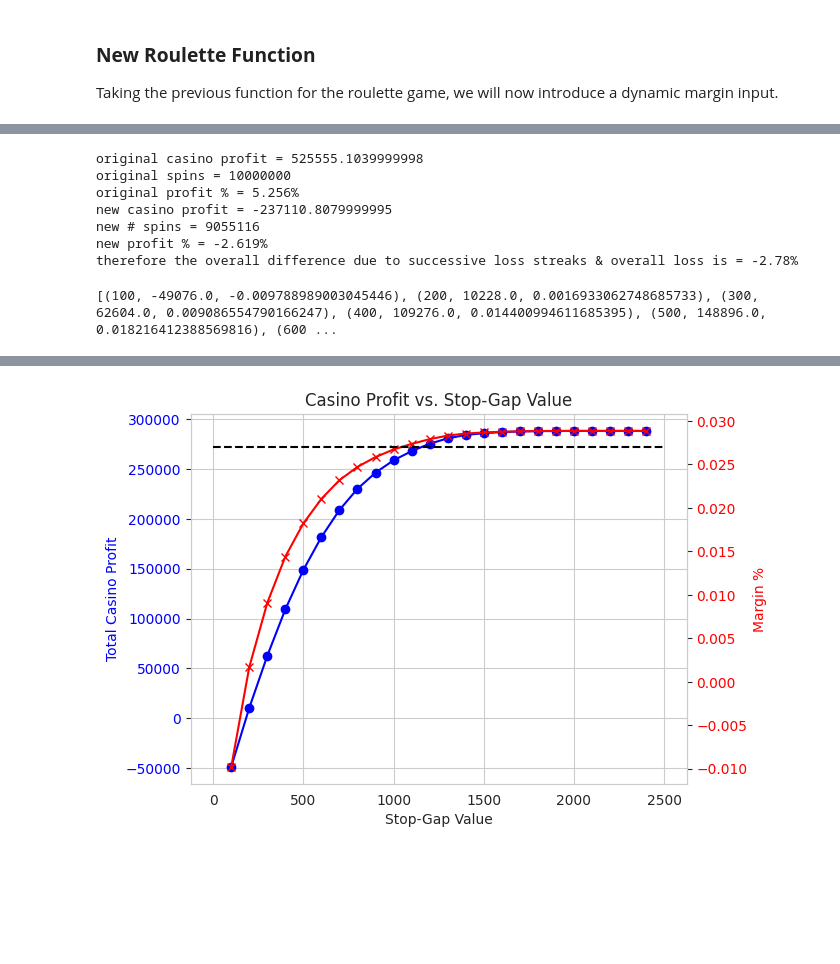
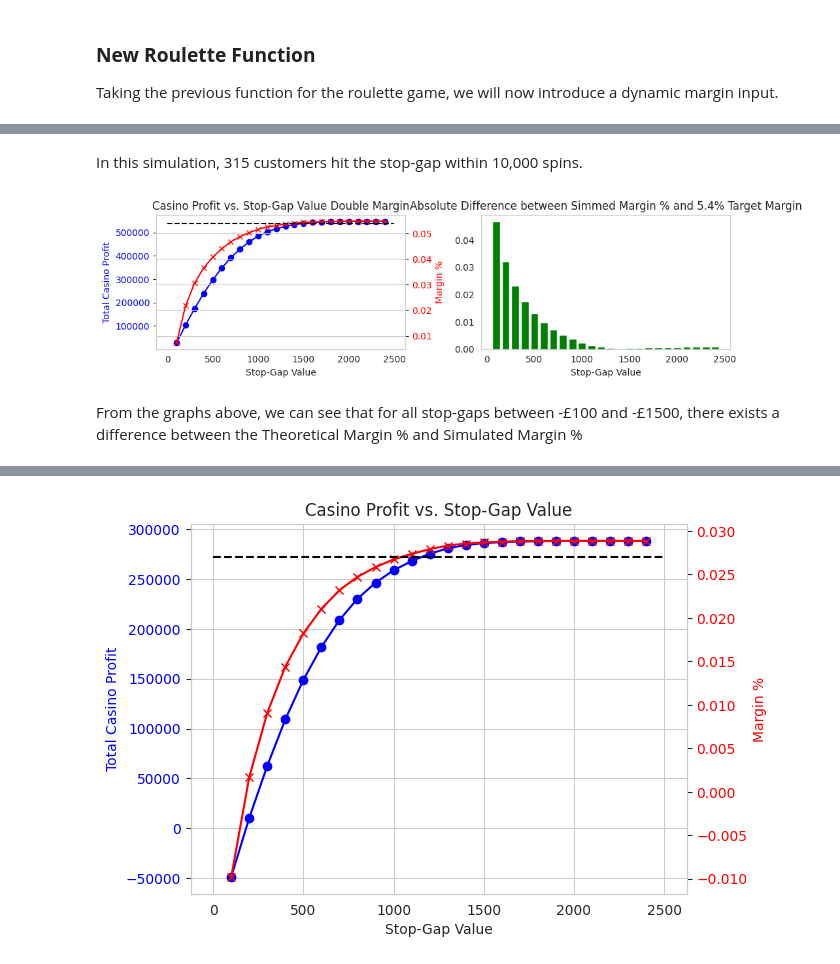
Before and after one commit to hallam-flda/gambling_market_analyses, a Jupyter notebook: Roulette_&_Customer_Budgets.ipynb, the cells around one changed output, grey strips where cells are left out. Cells and saved outputs as stored; diff of their text form; code cells hidden in the pictures; blank space fills up the shorter version.

```diff
--- a/Roulette_&_Customer_Budgets.ipynb
+++ b/Roulette_&_Customer_Budgets.ipynb
@@ -422 +429,5 @@ after running the casino function, the casino balances amount to:£525555.103999
+# %%
+cbal_dbl_margin = np.load(f'{drive_path}customer_balances_double_margin.npy')
+cbh_dbl_margin = np.load(f'{drive_path}customer_balance_history_double_margin.npy')
+ccb_dbl_margin = np.load(f'{drive_path}casino_customer_balances_double_margin.npy')
 # %%
@@ -472,35 +441,10 @@ sum(x5)
-# %%
-print(f'original casino profit = {sum(ccb_dbl_margin)}')
-print(f'original spins = {10000*1000}')
-print(f'original profit % = {sum(ccb_dbl_margin)/(10000*1000):.3%}')
-print(f'new casino profit = {-sum(dbl_margin_balances)}')
-print(f'new # spins = {(~np.isnan(dbl_margin_balance_history)).sum()}')
-print(f'new profit % = {-sum(dbl_margin_balances)/((~np.isnan(dbl_margin_balance_history)).sum()):.3%}')
-print(f'therefore the overall difference due to successive loss streaks & overall loss is = {sum(dbl_margin_balances)/((~np.isnan(dbl_margin_balance_history)).sum())-0.0540:.2%}' )
-# %% [output]
-original casino profit = 525555.1039999998
-original spins = 10000000
-original profit % = 5.256%
-new casino profit = -237110.8079999995
-new # spins = 9055116
-new profit % = -2.619%
-therefore the overall difference due to successive loss streaks & overall loss is = -2.78%
+# %% [markdown]
+In this simulation, 315 customers hit the stop-gap within 10,000 spins.
 # %%
-original_casino_history = cb1_history.reshape(1000,10000)
-
-def stop_gap_sim(history_array, stop_gap = 2000):
+def stop_gap_sim(history_array, stop_gap = 1000):
   history_array = np.where(history_array < -stop_gap, np.nan, history_array)
   stop_gap_last_balances = get_last_balance(history_array)
   total_profit = -sum(stop_gap_last_balances)
   total_stakes = (~np.isnan(history_array)).sum()
   stop_gap_return = total_profit/total_stakes
   return stop_gap, total_profit, stop_gap_return
-
-results = []
-for stop_gap in range(100,2500,100):
-  result = stop_gap_sim(original_casino_history, stop_gap = stop_gap)
-  results.append(result)
-
-print(results)
-# %% [output]
-[(100, -49076.0, -0.009788989003045446), (200, 10228.0, 0.0016933062748685733), (300, 62604.0, 0.009086554790166247), (400, 109276.0, 0.014400994611685395), (500, 148896.0, 0.018216412388569816), (600 ...
@@ -506,0 +458,43 @@ print(results)
+# %%
+# Extract x and y values from the list of tuples
+x_values_dbl = [result[0] for result in results_dbl]
+y_values_dbl = [result[1] for result in results_dbl]
+y_values_2_dbl = [result[2] for result in results_dbl]
+
+# Calculate the difference for the bar chart
+bar_values = [abs(0.054-y) for y in y_values_2_dbl]
+
+# Create subplots with 2 rows and 1 column
+fig, (ax1, ax2) = plt.subplots(1, 2, figsize=(10, 3))
+
+# Plot the first plot (line plot)
+ax1.plot(x_values_dbl, y_values_dbl, marker='o', color='blue')
+ax1.set_xlabel('Stop-Gap Value')
+ax1.set_ylabel('Total Casino Profit', color='blue')
+ax1.tick_params('y', labelcolor='blue')
+
+# Create a secondary y-axis for the first plot
+ax1_twin = ax1.twinx()
+ax1_twin.plot(x_values_dbl, y_values_2_dbl, marker='x', color='red')
+ax1_twin.hlines(y=0.054, xmin=0, xmax=2500, color='black', linestyle='--')
+ax1_twin.set_ylabel('Margin %', color='red')
+ax1_twin.tick_params('y', labelcolor='red')
+
+ax1.set_title('Casino Profit vs. Stop-Gap Value Double Margin')
+ax1.grid(False)
+
+# Plot the second plot (bar chart)
+ax2.bar(range(100,2500,100), bar_values, color='green', width = 80)
+ax2.set_xlabel('Stop-Gap Value')
+ax2.set_title('Absolute Difference between Simmed Margin % and 5.4% Target Margin')
+ax2.grid(False)
+
+# Adjust spacing between subplots
+plt.tight_layout()
+
+# Display the plots
+plt.show()
+# %% [output]
+[figure, added]
+# %% [markdown]
+From the graphs above, we can see that for all stop-gaps between -£100 and -£1500, there exists a difference between the Theoretical Margin % and Simulated Margin %
```
Also changed, not shown: parts of 17 cells of this notebook.
